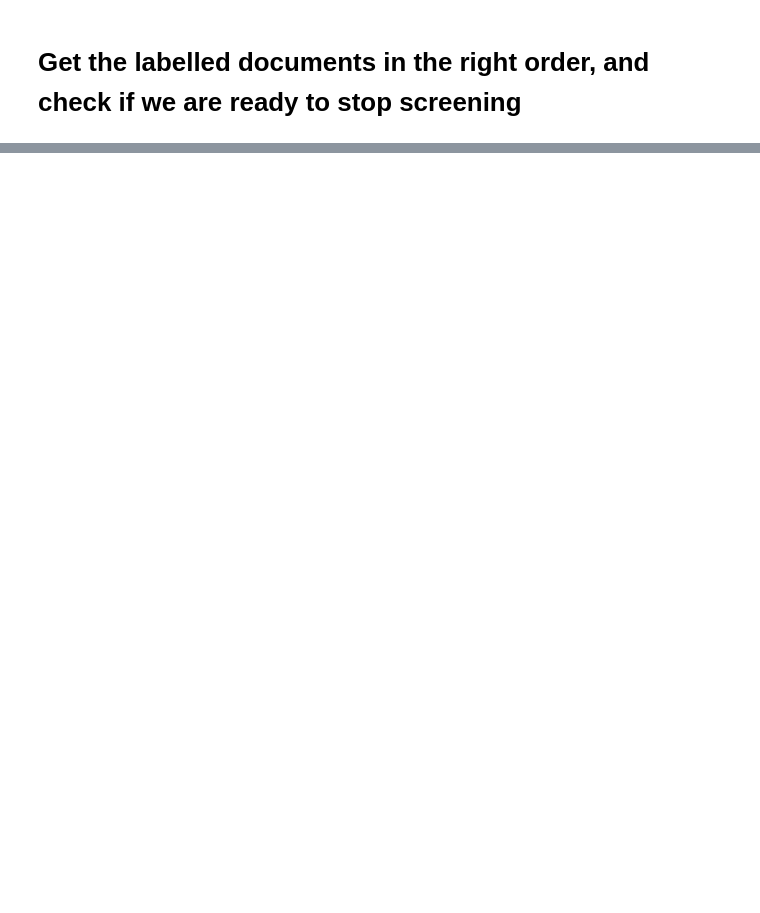
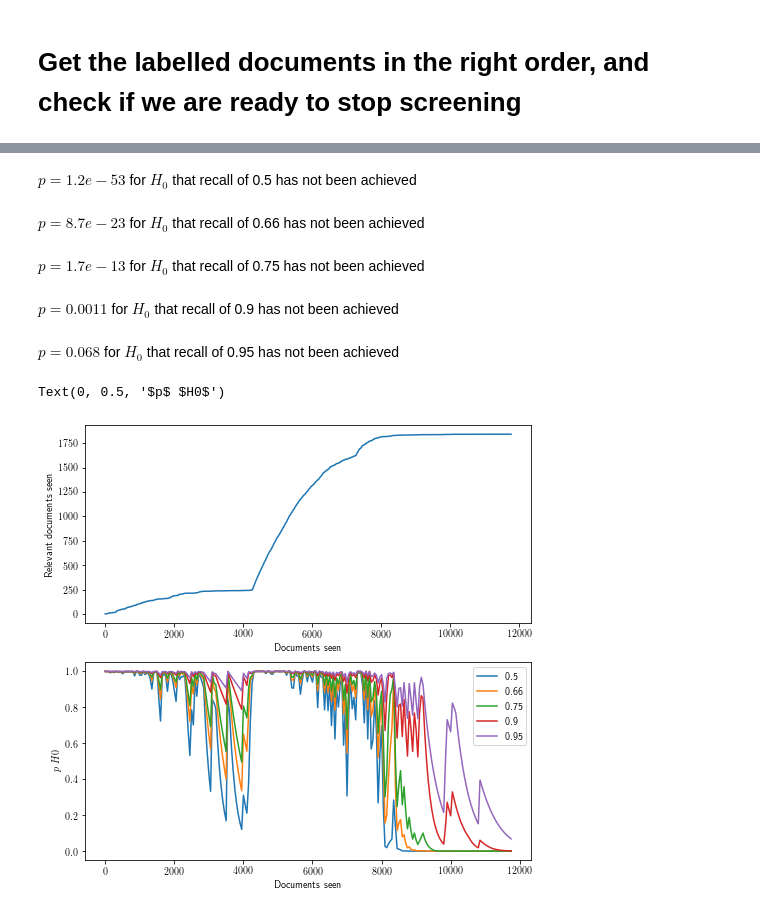
Before and after one commit to mcallaghan/urban-foodsystems-review, a Jupyter notebook: 1_active_learning.ipynb, the cells around one changed output, grey strips where cells are left out. Cells and saved outputs as stored; diff of their text form; code cells hidden in the pictures; blank space fills up the shorter version.

```diff
--- a/1_active_learning.ipynb
+++ b/1_active_learning.ipynb
@@ -103,17 +121,29 @@ for t in tau_targets:
         )
         t['ps'][i] = min(p)
 # %%
+from IPython.display import display, Latex
+
 # Here's the progress we are making so far
 fig, axs = plt.subplots(2,1,figsize=(8,8))
 df.relevant.cumsum().plot(ax=axs[0])
 axs[0].set_xlabel("Documents seen")
 axs[0].set_ylabel("Relevant documents seen")
 
 for t in tau_targets:
     t['ps'][t['ps']==0] = np.NaN
     y = t['ps'][~np.isnan(t['ps'])]
     x = np.argwhere(~np.isnan(t['ps']))
     axs[1].plot(x,y,label=t['tau_target'])
-    print(f"p-score for null hypothesis that recall of {t['tau_target']} has not been achieved")
+    display(Latex(f"$p={min(y):.2}$ for $H_0$ that recall of {t['tau_target']} has not been achieved"))
 
 axs[1].legend()
+axs[1].set_xlabel("Documents seen")
+axs[1].set_ylabel("$p$ $H0$")
+# %% [output]
+$p=1.2e-53$ for $H_0$ that recall of 0.5 has not been achieved
+$p=8.7e-23$ for $H_0$ that recall of 0.66 has not been achieved
+$p=1.7e-13$ for $H_0$ that recall of 0.75 has not been achieved
+$p=0.0011$ for $H_0$ that recall of 0.9 has not been achieved
+$p=0.068$ for $H_0$ that recall of 0.95 has not been achieved
+Text(0, 0.5, '$p$ $H0$')
+[figure, added]
```
Also changed, not shown: parts of 12 cells of this notebook, 1 other file.
